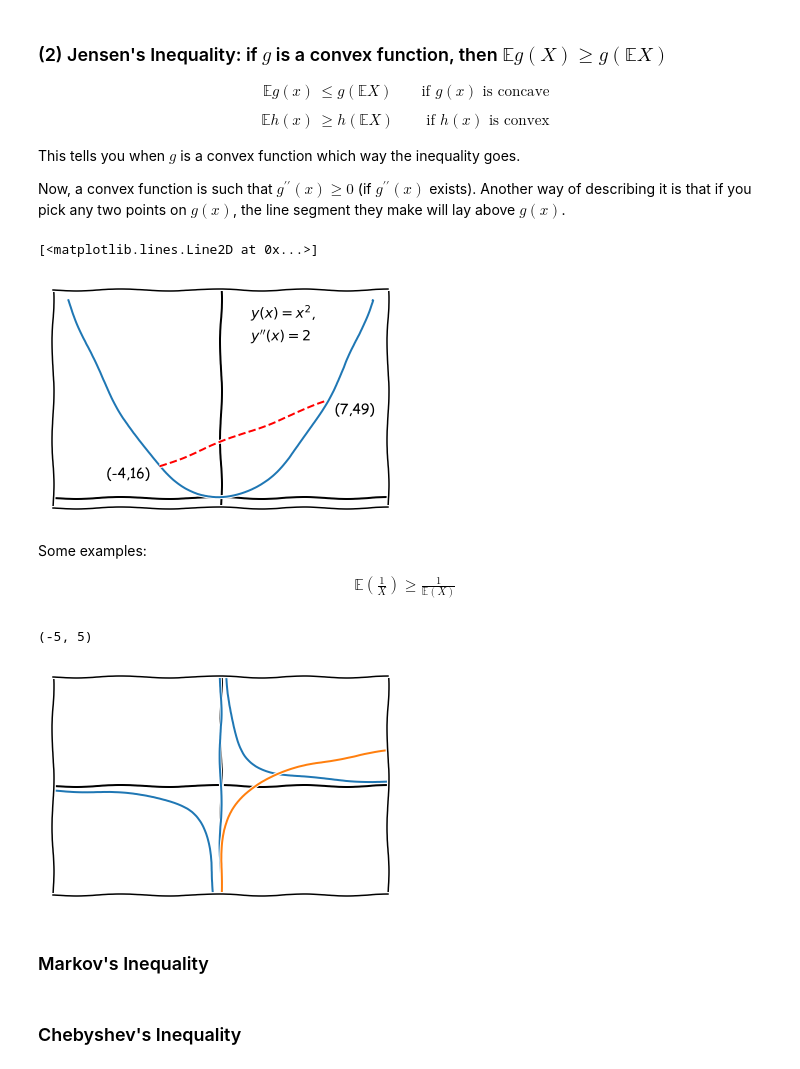
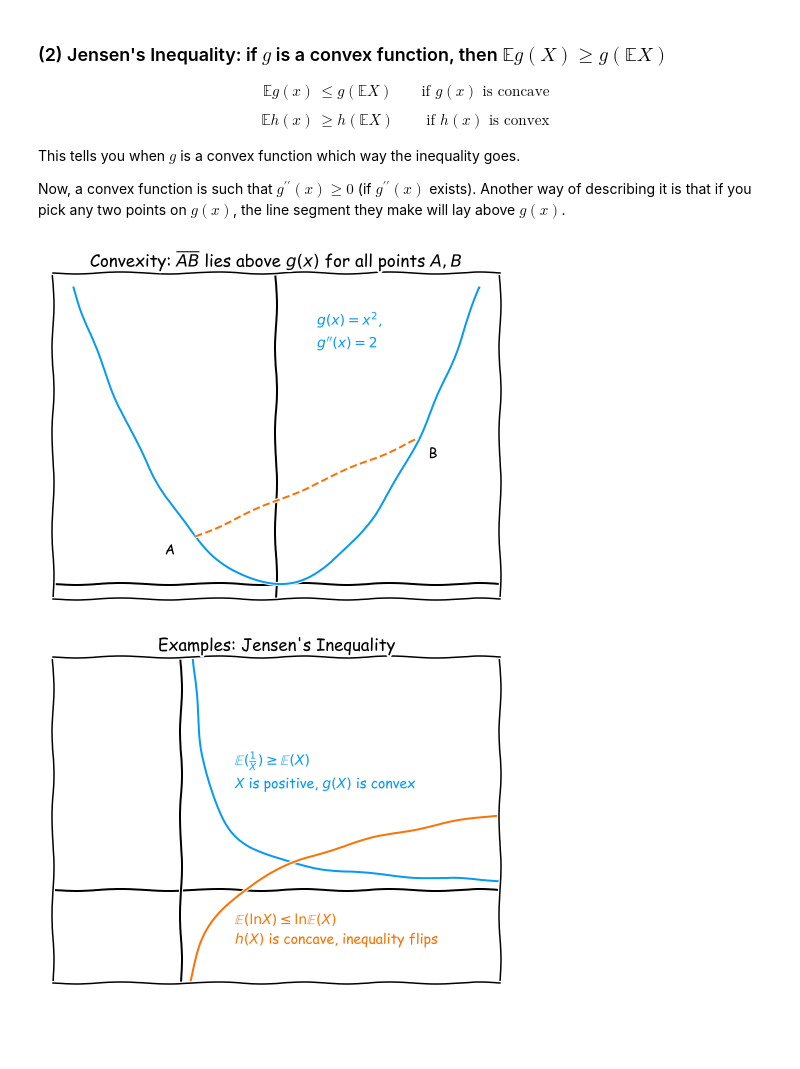
Before and after one commit to buruzaemon/stats-110, a Jupyter notebook: Lecture_28.ipynb, the cells around one changed output. Cells and saved outputs as stored; diff of their text form; code cells hidden in the pictures; blank space fills up the shorter version.

```diff
--- a/Lecture_28.ipynb
+++ b/Lecture_28.ipynb
@@ -130,54 +130,47 @@ This tells you when $g$ is a convex function which way the inequality goes.
 
 Now, a convex function is such that $g^{\prime\prime}(x) \ge 0$ (if $g^{\prime\prime}(x)$ exists). Another way of describing it is that if you pick any two points on $g(x)$, the line segment they make will lay above $g(x)$.
 # %%
-# create 1000 equally spaced points between -10 and 10
 x = np.linspace(-10, 10, 1000)
 y = x**2
 x2 = [-4,7]
 y2 = [16,49]
 
-fig, ax = plt.subplots()
+_, ax = plt.subplots(figsize=(8,6))
 ax.axhline(y=0, color='k')
 ax.axvline(x=0, color='k')
 
 ax.set_xticks([])
 ax.set_yticks([])
 
-plt.text(2.0, 80.0, '$y(x)=x^2$,\n$y^{\prime\prime}(x)=2$')
-plt.text(-7.5, 10.0, '(-4,16)')
-plt.text(7.5, 42.5, '(7,49)')
+plt.text(2.0, 80.0, '$g(x)=x^2$,\n$g^{\prime\prime}(x)=2$', color='xkcd:azure')
+plt.text(-5.5, 10.0, 'A')
+plt.text(7.5, 42.5, 'B')
 
-ax.plot(x, y)
-ax.plot(x2,y2,'r--')
+ax.plot(x, y, 'xkcd:azure')
+ax.plot(x2,y2,'xkcd:orange', linestyle='--')
+
+ax.title.set_text('Convexity: $\overline{AB}$ lies above $g(x)$ for all points $A,B$')
 # %% [output]
-[<matplotlib.lines.Line2D at 0x...>]
-[figure, old version]
+[figure, new version]
-# %% [markdown]
-Some examples:
-
-\begin{align}
-  \mathbb{E}(\frac{1}{X}) \ge \frac{1}{\mathbb{E}(X)}
-\end{align}
 # %%
-x = np.linspace(-5, 5, 1000)
+x = np.linspace(0.001, 5, 1000)
 y = 1/x
 x2 = np.linspace(0.001,5,1000)
 y2 = np.log(x2)
 
-fig, ax = plt.subplots()
+_, ax = plt.subplots(figsize=(8,6))
 ax.axhline(y=0, color='k')
 ax.axvline(x=0, color='k')
 
 ax.set_xticks([])
 ax.set_yticks([])
+ax.set_xlim([-2,5])
+ax.set_ylim([-2,5])
+ax.text(0.85, 2.2, (r'$\mathbb{E}(\frac{1}{X}) \geq \mathbb{E}(X)$' '\n$X$ is positive, $g(X)$ is convex'), color='xkcd:azure')
+ax.text(0.85, -1.2, '$\mathbb{E}(\ln X) \leq \ln \mathbb{E}(X)$\n$h(X)$ is concave, inequality flips', color='xkcd:orange')
+ax.plot(x, y, 'xkcd:azure', label='foo')
+ax.plot(x2, y2, 'xkcd:orange', label='bar')
 
-ax.plot(x, y, x2, y2)
-ax.set_xlim([-5,5])
-ax.set_ylim([-5,5])
+ax.title.set_text("Examples: Jensen's Inequality")
 # %% [output]
-(-5, 5)
-[figure, old version]
+[figure, new version]
-# %% [markdown]
-### Markov's Inequality
-# %% [markdown]
-### Chebyshev's Inequality
```
Also changed, not shown: parts of 6 cells of this notebook.
